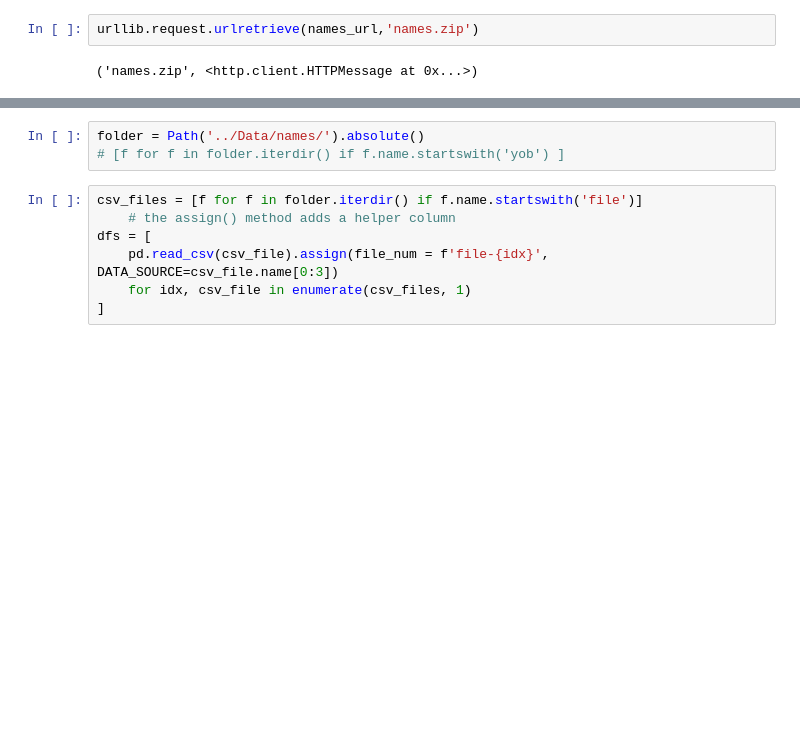
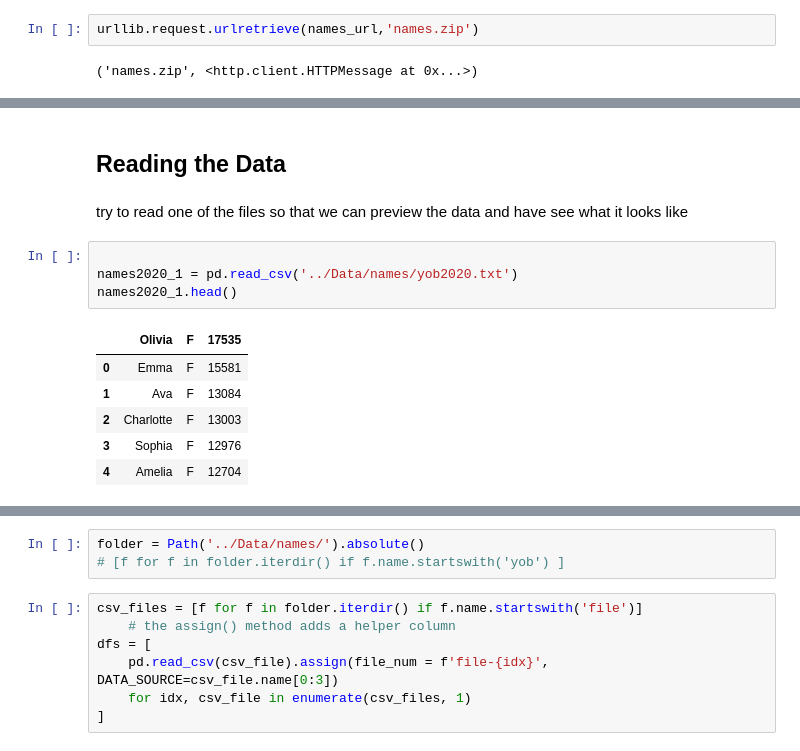
Before and after one commit to samadema/reading-multiple-files-pandas, a Jupyter notebook: read-csv-files.ipynb, the cells around one changed output, grey strips where cells are left out. Drawn from its saved outputs; the diff is of its cells as text; blank space fills up the shorter version.

Commit message:
Added section for reading a single file

```diff
--- a/read-csv-files.ipynb
+++ b/read-csv-files.ipynb
@@ -100,0 +92,15 @@ df2.head()
+# %% [markdown]
+## Reading the Data
+# %% [markdown]
+try to read one of the files so that we can preview the data and have see what it looks like
+# %%
+
+names2020_1 = pd.read_csv('../Data/names/yob2020.txt')
+names2020_1.head()
+# %% [output]
+|  | Olivia | F | 17535 |
+| 0 | Emma | F | 15581 |
+| 1 | Ava | F | 13084 |
+| 2 | Charlotte | F | 13003 |
+| 3 | Sophia | F | 12976 |
+| 4 | Amelia | F | 12704 |
```
Also changed, not shown: parts of 27 cells of this notebook.
